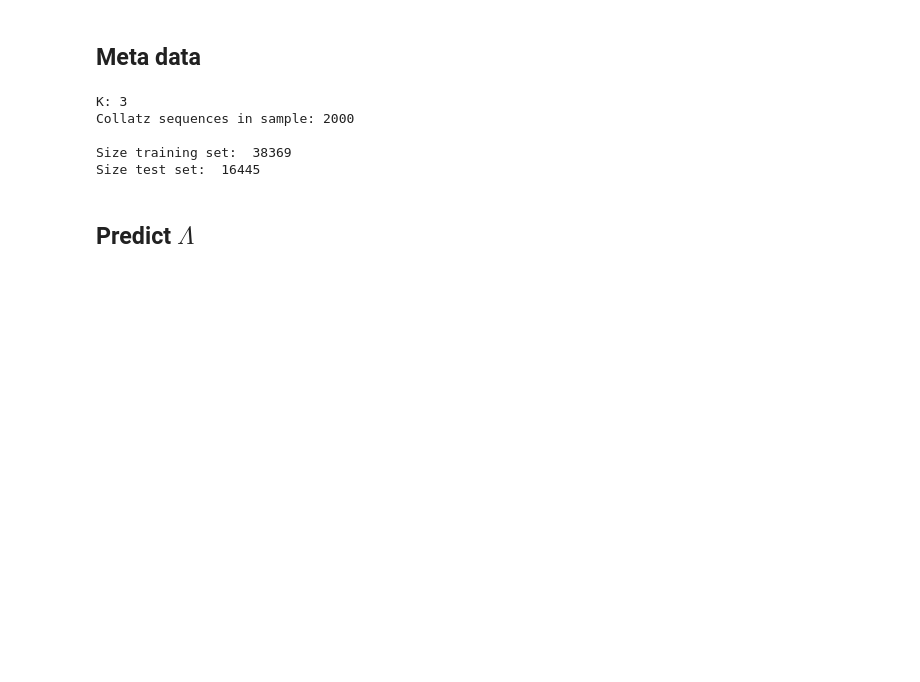
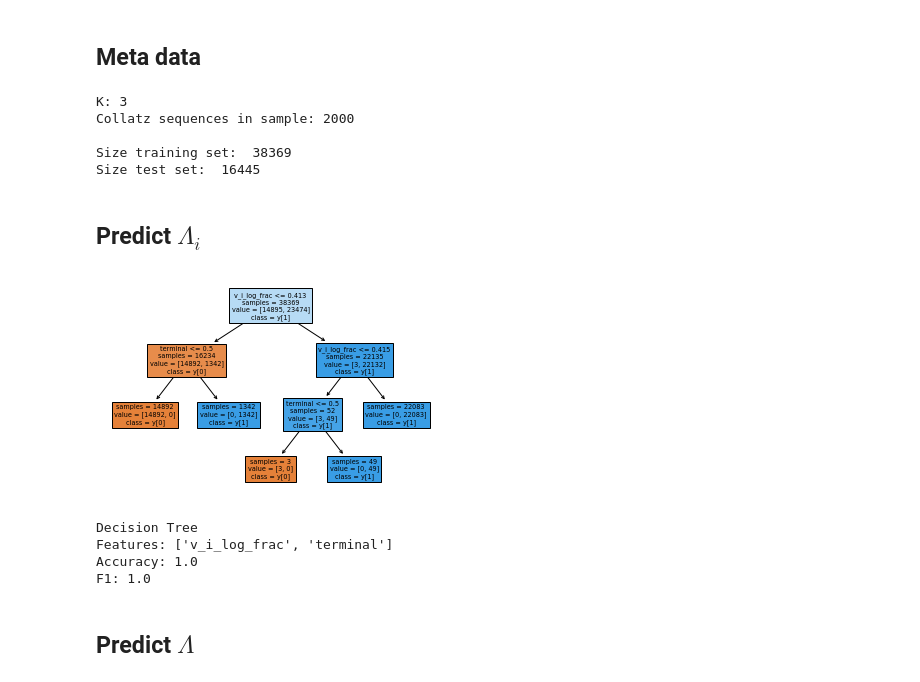
Before and after one commit to c4ristian/collatz, a Jupyter notebook: notebooks/ml/binary_learner.ipynb, the cells around one changed output. Cells and saved outputs as stored; diff of their text form; code cells hidden in the pictures; blank space fills up the shorter version.

```diff
--- a/notebooks/ml/binary_learner.ipynb
+++ b/notebooks/ml/binary_learner.ipynb
@@ -100,6 +105,59 @@ Collatz sequences in sample: 2000
 
 Size training set:  38369
 Size test set:  16445
+# %% [markdown]
+## Predict $\Lambda_i$
+# %%
+# Features
+lambda_i_target = "l_i"
+lambda_i_features = ["v_i_log_frac", "terminal"]
+
+# Create Training Set
+lambda_i_training_target = training_frame[lambda_i_target]
+lambda_i_training_features = training_frame[lambda_i_features]
+
+# Create Test set
+lambda_i_test_target = test_frame[lambda_i_target]
+lambda_i_test_features = test_frame[lambda_i_features]
+
+# Train Decision Tree
+lambda_i_tree = tree.DecisionTreeClassifier()
+lambda_i_tree.max_depth = 5
+lambda_i_tree.fit(lambda_i_training_features, lambda_i_training_target)
+
+# Plot Tree
+plt.figure()
+tree.plot_tree(
+    lambda_i_tree, class_names=True, feature_names=lambda_i_features,
+    impurity=False, rounded=False, filled=True)
+plt.show()
+
+# Test Model
+lambda_i_predicted = lambda_i_tree.predict(lambda_i_test_features)
+lambda_i_accuracy = accuracy_score(lambda_i_test_target, lambda_i_predicted)
+lambda_i_f1 = f1_score(lambda_i_test_target, lambda_i_predicted)
+
+print("Decision Tree")
+print("Features:", lambda_i_features)
+print("Accuracy:", lambda_i_accuracy)
+print("F1:", lambda_i_f1)
+
+# Export Tree
+if SAVE_RESULTS:
+    lambda_i_graph_data = export_graphviz(lambda_i_tree, out_file=None,
+                feature_names = lambda_i_features,
+                class_names = True, rounded = True, proportion = False,
+                precision = 3, filled = True)
+
+    lambda_i_graph = pydotplus.graph_from_dot_data(lambda_i_graph_data)
+    lambda_i_graph.write_png(LAMBDA_I_PATH)
+    print("Tree exported to:", Path(LAMBDA_I_PATH).name)
+# %% [output]
+[figure, added]
+Decision Tree
+Features: ['v_i_log_frac', 'terminal']
+Accuracy: 1.0
+F1: 1.0
 # %% [markdown]
 ## Predict $\Lambda$
 # %%
```
Also changed, not shown: parts of 4 cells of this notebook.
